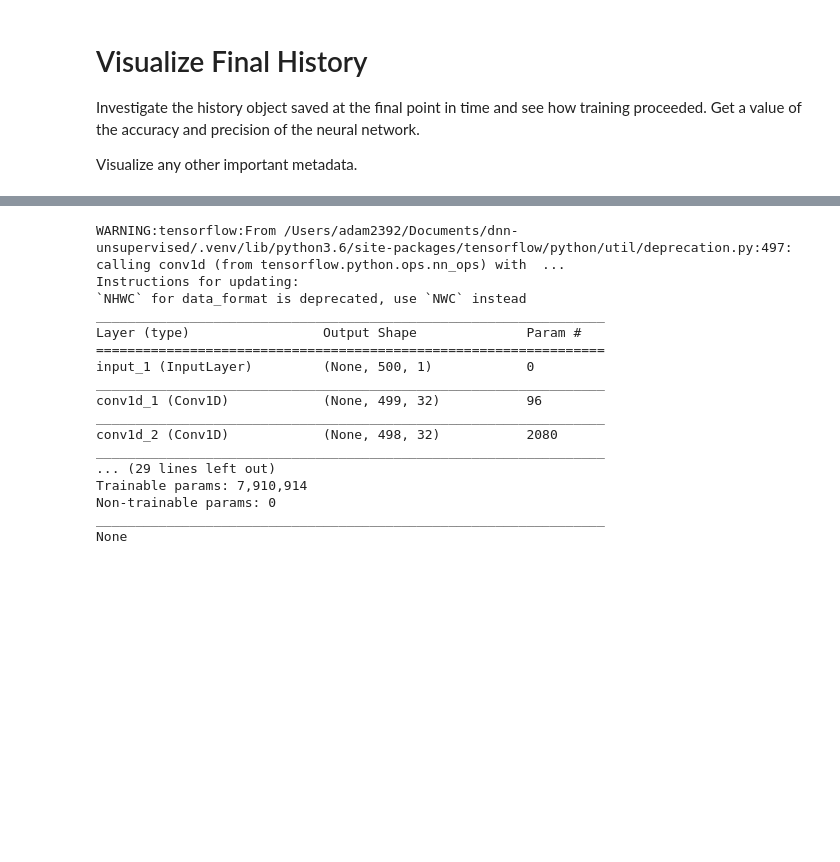
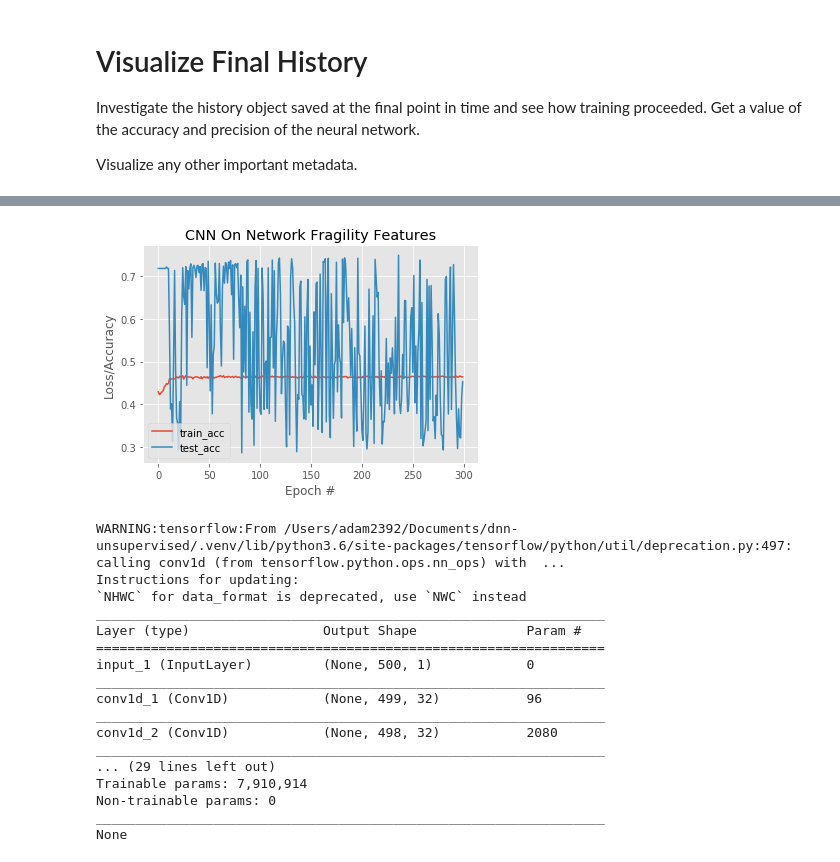
Before and after one commit to adam2392/dnn-unsupervised, a Jupyter notebook: notebooks/Visualize Training Results.ipynb, the cells around one changed output, grey strips where cells are left out. Saved outputs shown, nothing was run; the diff lists cells and outputs as text; code cells hidden in the pictures; blank space fills up the shorter version.

```diff
--- a/notebooks/Visualize Training Results.ipynb
+++ b/notebooks/Visualize Training Results.ipynb
@@ -131,34 +147,20 @@ dict_keys(['val_acc', 'val_loss', 'loss', 'acc'])
 # %%
-# # plot the training loss and accuracy
-# N = np.arange(0, len(H["loss"][0:15]))
-# plt.style.use("ggplot")
-# plt.figure()
-# plt.plot(N, H["loss"][0:15], label="train_loss")
-# plt.plot(N, H["val_loss"][0:15], label="test_loss")
-# plt.plot(N, H["acc"][0:15], label="train_acc")
-# plt.plot(N, H["val_acc"][0:15], label="test_acc")
-# plt.title("CNN On Network Fragility Features")
-# plt.xlabel("Epoch #")
-# plt.ylabel("Loss/Accuracy")
-# plt.legend()
-# plt.show()
-
 # plot the training loss and accuracy
-def plottraining(H, patient):
-    N = np.arange(0, len(H["loss"]))
-    plt.style.use("ggplot")
-    plt.figure()
-    # plt.plot(N, H["loss"], label="train_loss")
-    plt.plot(N, H["val_loss"], label="test_loss")
-    plt.plot(N, H["acc"], label="train_acc")
-    plt.plot(N, H["val_acc"], label="test_acc")
-    plt.title("2DCNN On LOO: " + patient)
-    # plt.title('1DCNN Fragility Map Accuracy of EZ Channels')
-    plt.xlabel("Epoch #")
-    plt.ylabel("Loss/Accuracy")
-    plt.legend()
-    plt.show()
+N = np.arange(0, len(H["loss"]))
+plt.style.use("ggplot")
+plt.figure()
+# plt.plot(N, H["loss"], label="train_loss")
+# plt.plot(N, H["val_loss"], label="test_loss")
+plt.plot(N, H["acc"], label="train_acc")
+plt.plot(N, H["val_acc"], label="test_acc")
+plt.title("CNN On Network Fragility Features")
+plt.xlabel("Epoch #")
+plt.ylabel("Loss/Accuracy")
+plt.legend()
+plt.show()
 # print(model.summary())
+# %% [output]
+[figure, added]
 # %%
 import json
 import keras
```
Also changed, not shown: parts of 3 cells of this notebook, 18 other files.
